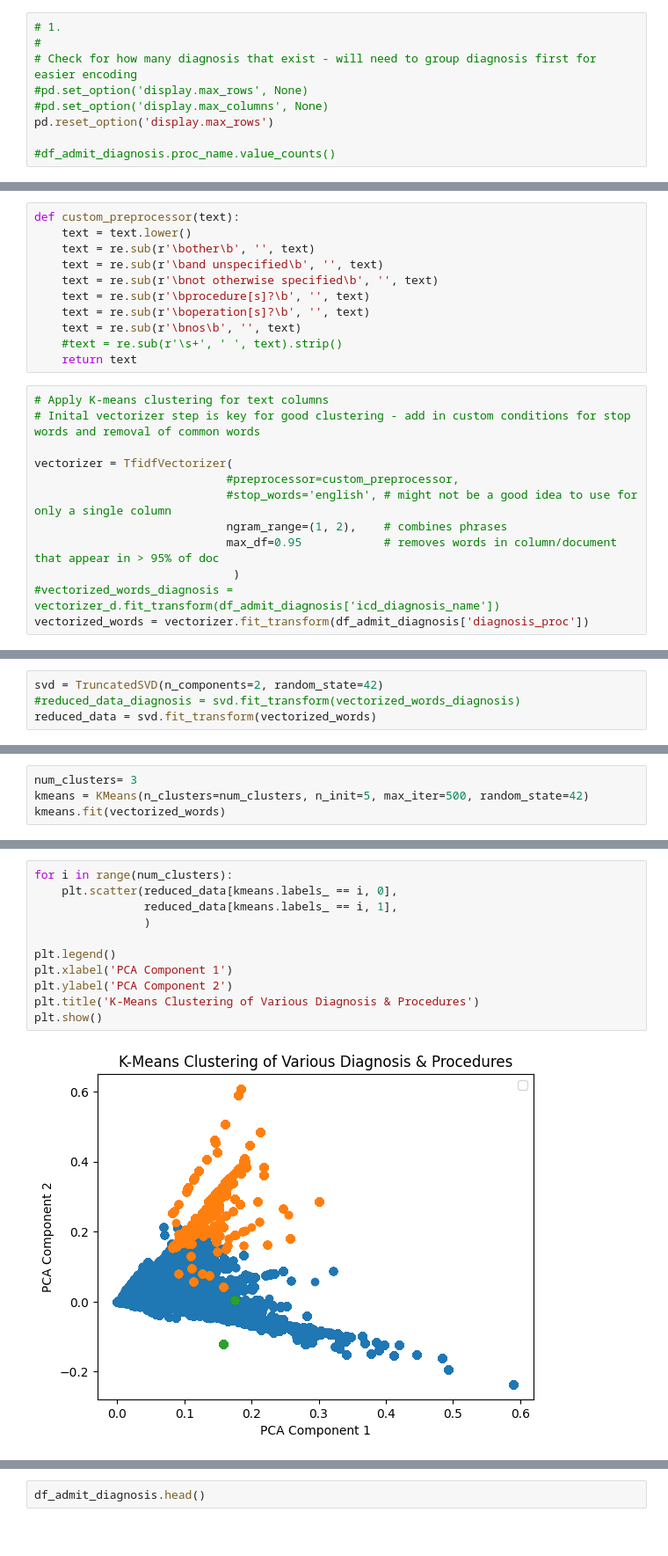
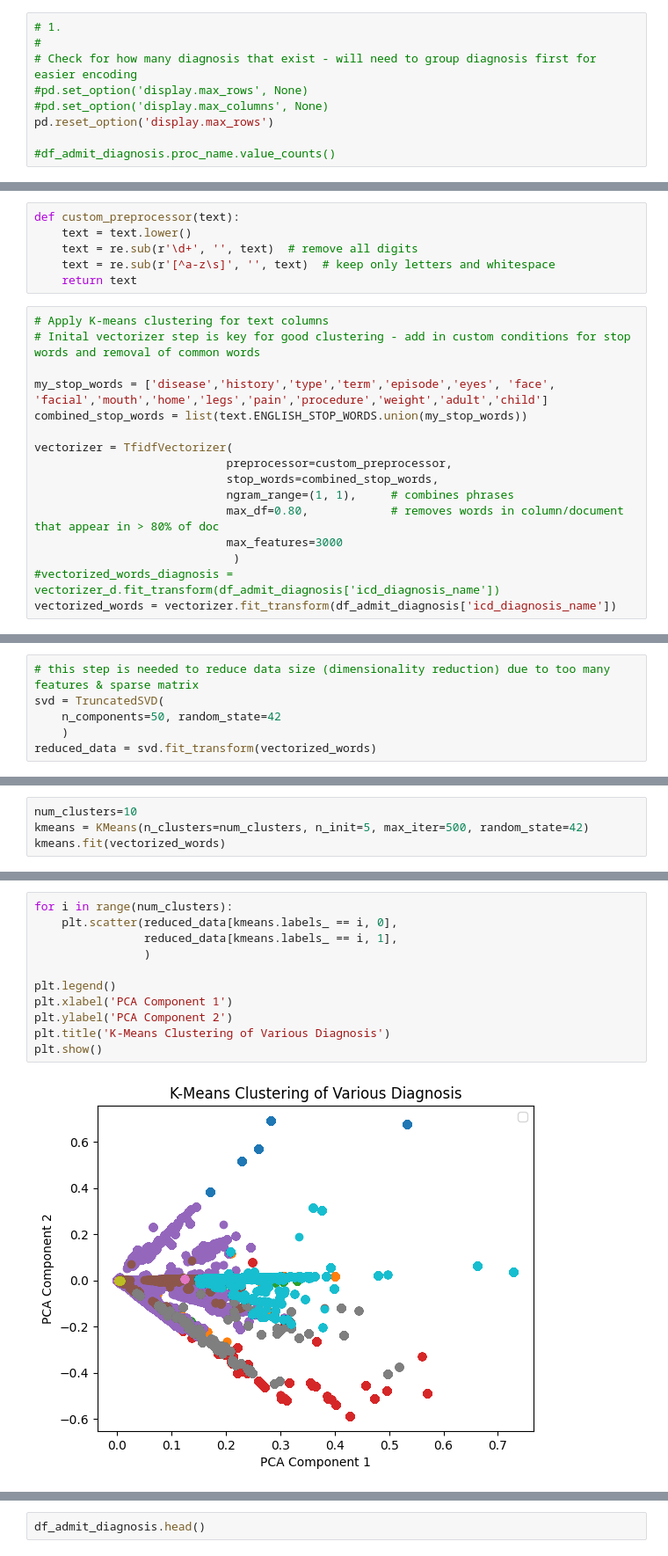
Before and after one commit to saaqib-m/patient-readmission, a Jupyter notebook: Patient-Readmission-LR-Notebook.ipynb, the cells around one changed output, grey strips where cells are left out. Shown at 88% size. Cells and saved outputs as stored; diff of their text form.

```diff
--- a/Patient-Readmission-LR-Notebook.ipynb
+++ b/Patient-Readmission-LR-Notebook.ipynb
@@ -126,23 +149,22 @@ df_admit_diagnosis.head()
 # %%
 def custom_preprocessor(text):
     text = text.lower()
-    text = re.sub(r'\bother\b', '', text)
-    text = re.sub(r'\band unspecified\b', '', text)
-    text = re.sub(r'\bnot otherwise specified\b', '', text)
-    text = re.sub(r'\bprocedure[s]?\b', '', text)
-    text = re.sub(r'\boperation[s]?\b', '', text)
-    text = re.sub(r'\bnos\b', '', text)
-    #text = re.sub(r'\s+', ' ', text).strip()
+    text = re.sub(r'\d+', '', text)  # remove all digits
+    text = re.sub(r'[^a-z\s]', '', text)  # keep only letters and whitespace
     return text
 # %%
 # Apply K-means clustering for text columns
 # Inital vectorizer step is key for good clustering - add in custom conditions for stop words and removal of common words
 
+my_stop_words = ['disease','history','type','term','episode','eyes', 'face', 'facial','mouth','home','legs','pain','procedure','weight','adult','child']
+combined_stop_words = list(text.ENGLISH_STOP_WORDS.union(my_stop_words))
+
 vectorizer = TfidfVectorizer(
-                            #preprocessor=custom_preprocessor,
-                            #stop_words='english', # might not be a good idea to use for only a single column
-                            ngram_range=(1, 2),    # combines phrases
-                            max_df=0.95            # removes words in column/document that appear in > 95% of doc
+                            preprocessor=custom_preprocessor,
+                            stop_words=combined_stop_words,
+                            ngram_range=(1, 1),     # combines phrases
+                            max_df=0.80,            # removes words in column/document that appear in > 80% of doc
+                            max_features=3000
                              )
 #vectorized_words_diagnosis = vectorizer_d.fit_transform(df_admit_diagnosis['icd_diagnosis_name'])
-vectorized_words = vectorizer.fit_transform(df_admit_diagnosis['diagnosis_proc'])
+vectorized_words = vectorizer.fit_transform(df_admit_diagnosis['icd_diagnosis_name'])
@@ -149,6 +213,8 @@ vectorized_words = vectorizer.fit_transform(df_admit_diagnosis['diagnosis_proc']
 # %%
-svd = TruncatedSVD(n_components=2, random_state=42)
-#reduced_data_diagnosis = svd.fit_transform(vectorized_words_diagnosis)
+# this step is needed to reduce data size (dimensionality reduction) due to too many features & sparse matrix
+svd = TruncatedSVD(
+    n_components=50, random_state=42
+    )
 reduced_data = svd.fit_transform(vectorized_words)
 # %%
 # Use Elbow Method to determine the number of clusters to use
@@ -171,5 +237,5 @@ plt.show()
 # %%
-num_clusters= 3
+num_clusters=10
 kmeans = KMeans(n_clusters=num_clusters, n_init=5, max_iter=500, random_state=42)
 kmeans.fit(vectorized_words)
 # %% [output]
@@ -177,14 +243,14 @@ KMeans(max_iter=500, n_clusters=3, n_init=5, random_state=42)
 # %%
 for i in range(num_clusters):
     plt.scatter(reduced_data[kmeans.labels_ == i, 0],
                 reduced_data[kmeans.labels_ == i, 1],
                 )
 
 plt.legend()
 plt.xlabel('PCA Component 1')
 plt.ylabel('PCA Component 2')
-plt.title('K-Means Clustering of Various Diagnosis & Procedures')
+plt.title('K-Means Clustering of Various Diagnosis')
 plt.show()
 # %% [output]
-[figure, old version]
+[figure, new version]
 # %%
```
Also changed, not shown: parts of 14 cells of this notebook.
